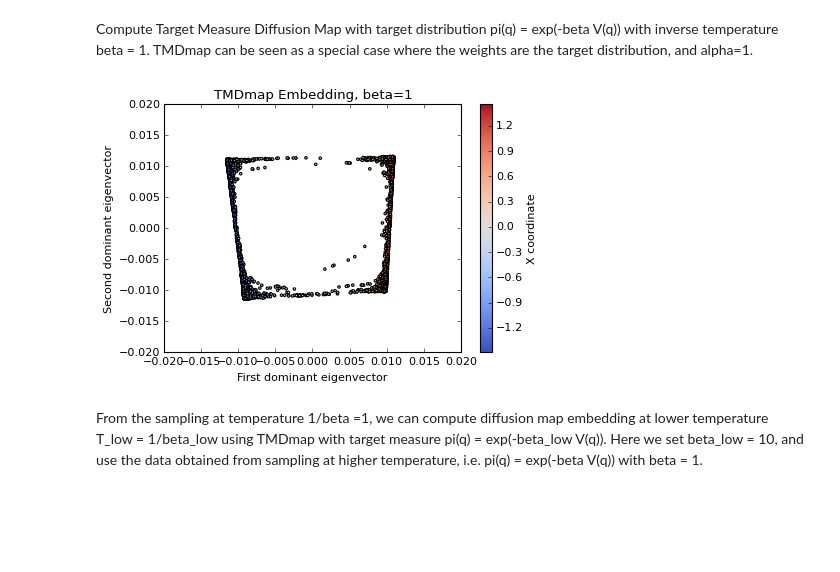
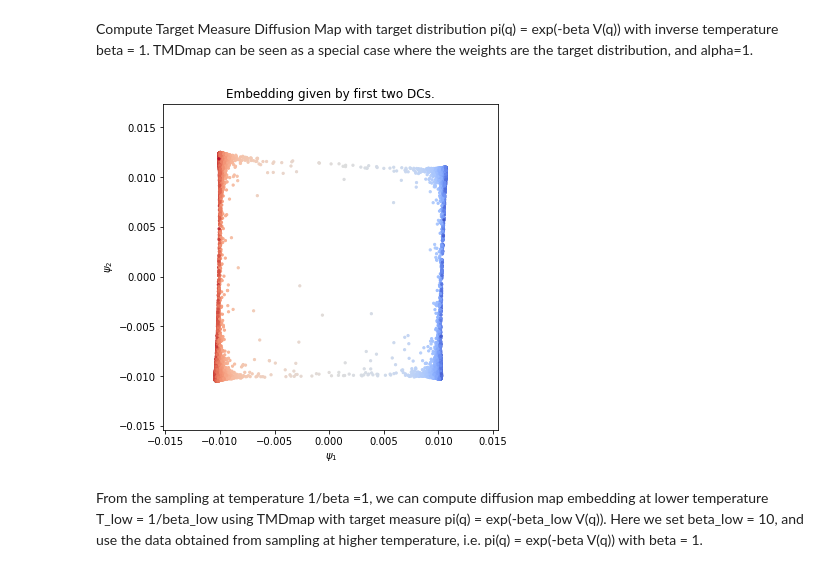
Before and after one commit to DiffusionMapsAcademics/pyDiffMap, a Jupyter notebook: examples/Four-Wells.ipynb, the cells around one changed output. Saved outputs shown, nothing was run; the diff lists cells and outputs as text; code cells hidden in the pictures; blank space fills up the shorter version.

```diff
--- a/examples/Four-Wells.ipynb
+++ b/examples/Four-Wells.ipynb
@@ -98,17 +98,10 @@ mytdmap = dm.DiffusionMap(alpha=1.0, n_evecs = 2, choose_epsilon = .01, k=200)
 tmdmap = mytdmap.fit_transform(X, weights=target_distribution)
-# %%
-from matplotlib import cm
-plt.scatter(tmdmap[:,0], tmdmap[:,1], c=X[:,0], s=5, cmap=cm.coolwarm)
-
-clb=plt.colorbar()
-clb.set_label('X coordinate')
-plt.xlabel('First dominant eigenvector')
-plt.ylabel('Second dominant eigenvector')
-plt.title('TMDmap Embedding, beta=1')
-
-plt.show()
-# %% [output]
-[figure, removed]
+# %%
+embedding_plot(mytdmap, scatter_kwargs = {'c': X[:,0], 's': 5, 'cmap': 'coolwarm'})
+
+plt.show()
+# %% [output]
+[figure, added]
 # %% [markdown]
 From the sampling at temperature 1/beta =1, we can compute diffusion map embedding at lower temperature T_low = 1/beta_low using TMDmap  with target measure pi(q) = exp(-beta_low V(q)). Here we set beta_low = 10, and use the data obtained from sampling at higher temperature, i.e. pi(q) = exp(-beta V(q)) with beta = 1.
 # %%
```
Also changed, not shown: parts of 16 cells of this notebook, 8 other files.
